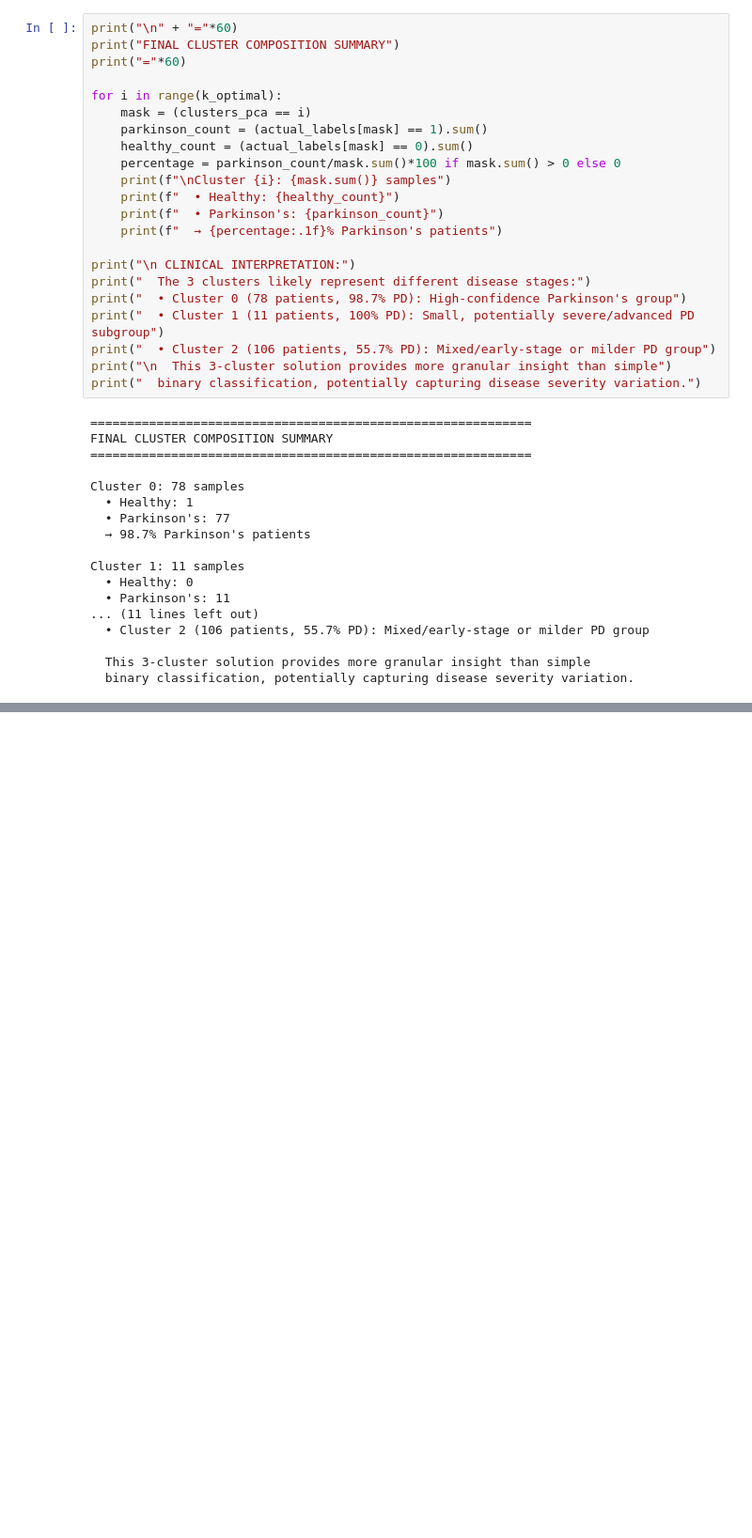
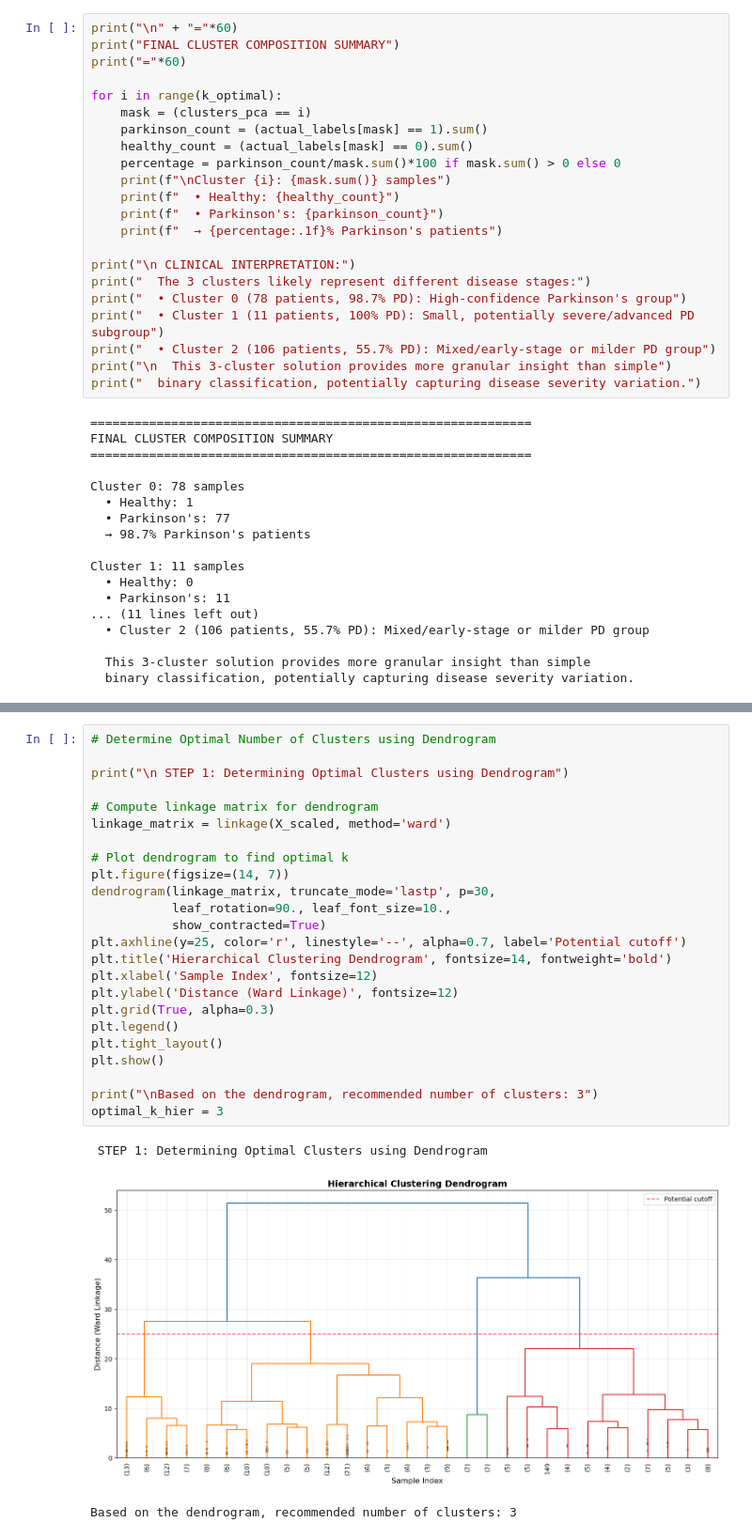
Before and after one commit to TashyLela/Parkinson-s-Disease-Classification-Project, a Jupyter notebook: notebooks/Data Preprocessing.ipynb, the cells around one changed output, grey strips where cells are left out. Shown at 94% size. Cells and saved outputs as stored; diff of their text form; blank space fills up the shorter version.

```diff
--- a/notebooks/Data Preprocessing.ipynb
+++ b/notebooks/Data Preprocessing.ipynb
@@ -352,0 +361,28 @@ Cluster 1: 11 samples
+# %%
+# Determine Optimal Number of Clusters using Dendrogram
+
+print("\n STEP 1: Determining Optimal Clusters using Dendrogram")
+
+# Compute linkage matrix for dendrogram
+linkage_matrix = linkage(X_scaled, method='ward')
+
+# Plot dendrogram to find optimal k
+plt.figure(figsize=(14, 7))
+dendrogram(linkage_matrix, truncate_mode='lastp', p=30,
+           leaf_rotation=90., leaf_font_size=10.,
+           show_contracted=True)
+plt.axhline(y=25, color='r', linestyle='--', alpha=0.7, label='Potential cutoff')
+plt.title('Hierarchical Clustering Dendrogram', fontsize=14, fontweight='bold')
+plt.xlabel('Sample Index', fontsize=12)
+plt.ylabel('Distance (Ward Linkage)', fontsize=12)
+plt.grid(True, alpha=0.3)
+plt.legend()
+plt.tight_layout()
+plt.show()
+
+print("\nBased on the dendrogram, recommended number of clusters: 3")
+optimal_k_hier = 3
+# %% [output]
+ STEP 1: Determining Optimal Clusters using Dendrogram
+[figure, added]
+Based on the dendrogram, recommended number of clusters: 3
```
Also changed, not shown: parts of 12 cells of this notebook.
